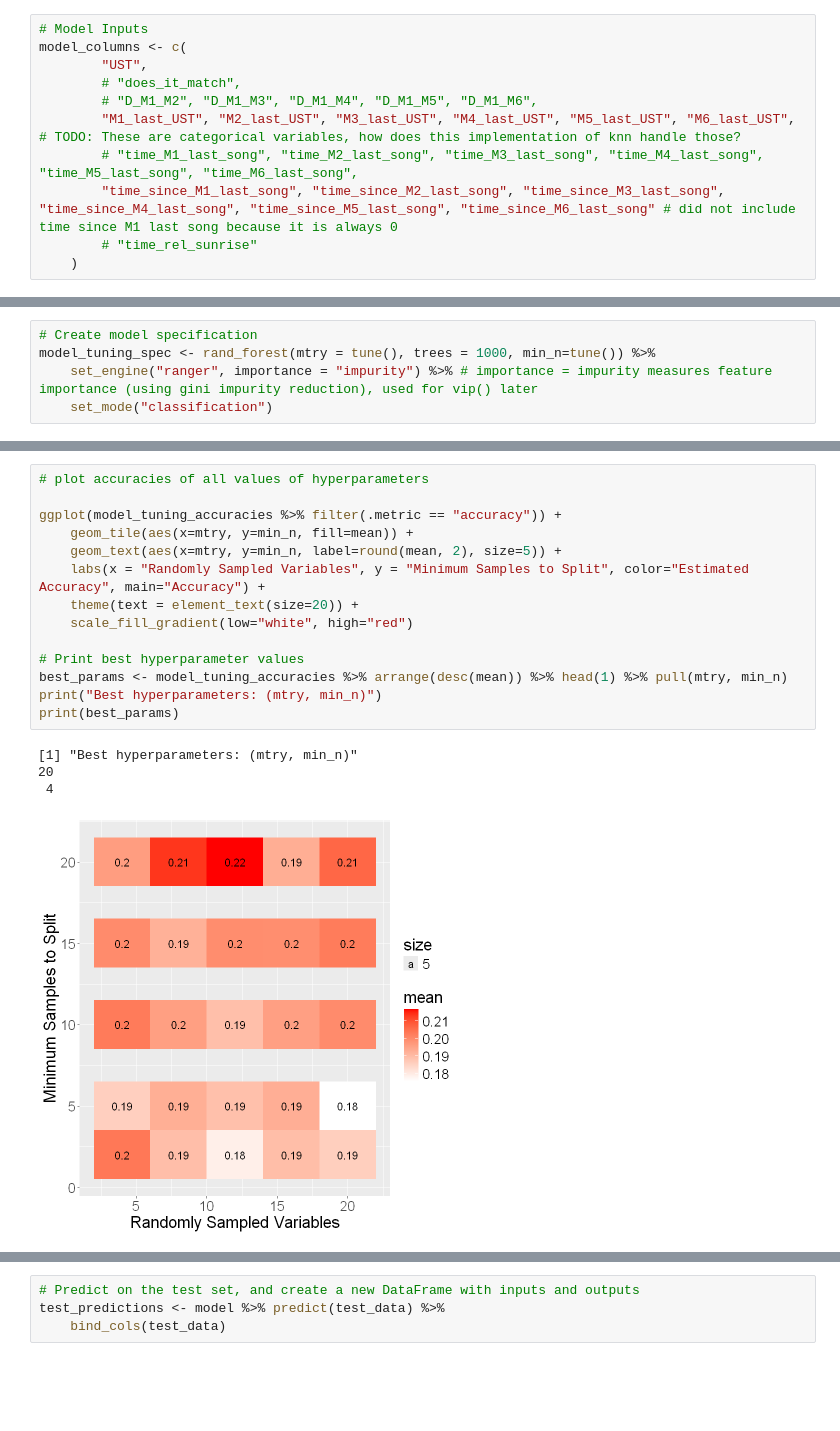
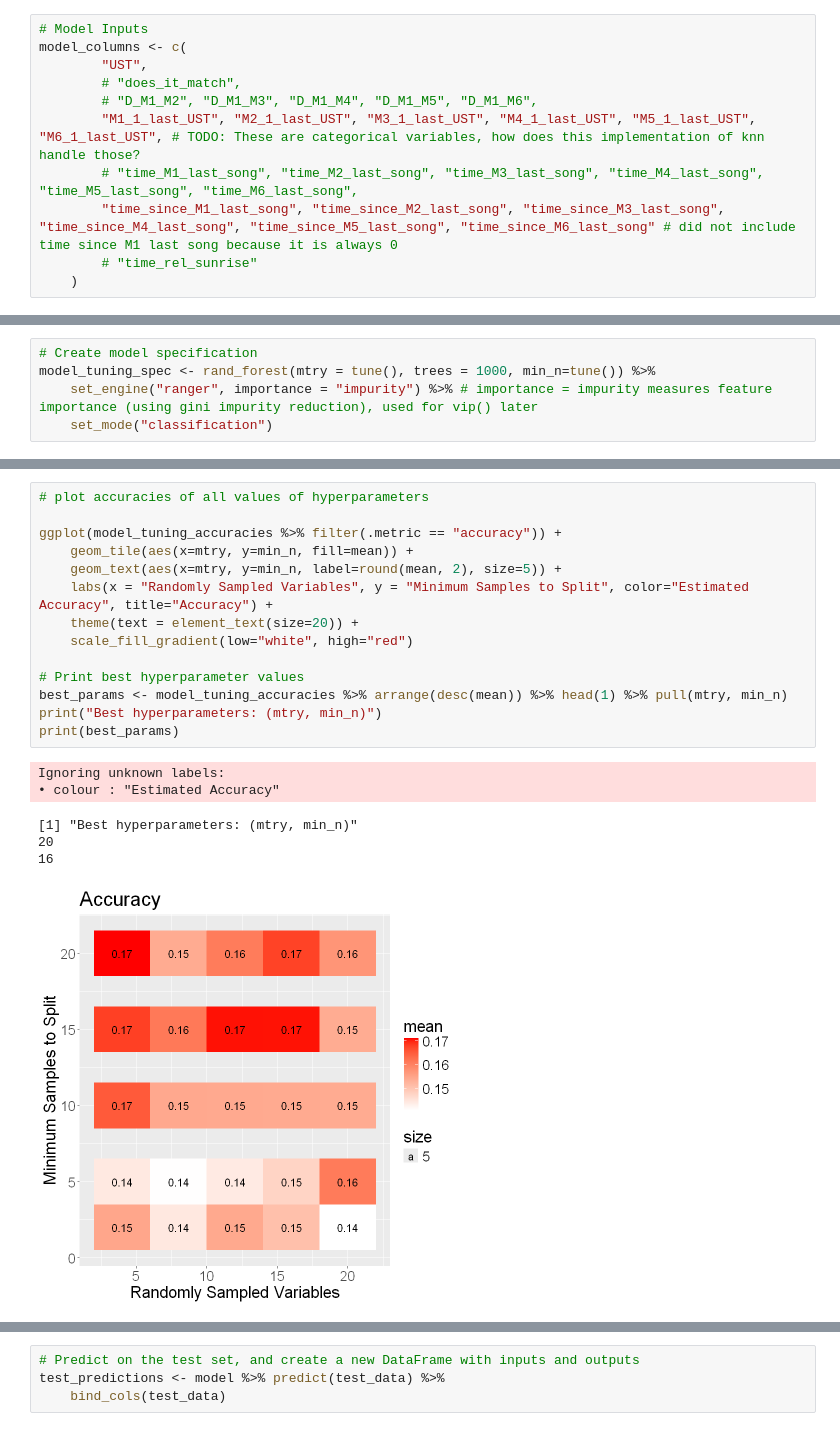
Before and after one commit to jsanvik/Birdsong, a Jupyter notebook: 03 Modelling/07 ust_random_forest.ipynb, the cells around one changed output, grey strips where cells are left out. Saved outputs shown, nothing was run; the diff lists cells and outputs as text; blank space fills up the shorter version.

Commit message:
- Correctly calculated n-last song types

```diff
--- a/03 Modelling/07 ust_random_forest.ipynb
+++ b/03 Modelling/07 ust_random_forest.ipynb
@@ -55,7 +37,7 @@ model_columns <- c(
         "UST",
         # "does_it_match",
         # "D_M1_M2", "D_M1_M3", "D_M1_M4", "D_M1_M5", "D_M1_M6",
-        "M1_last_UST", "M2_last_UST", "M3_last_UST", "M4_last_UST", "M5_last_UST", "M6_last_UST", # TODO: These are categorical variables, how does this implementation of knn handle those?
+        "M1_1_last_UST", "M2_1_last_UST", "M3_1_last_UST", "M4_1_last_UST", "M5_1_last_UST", "M6_1_last_UST", # TODO: These are categorical variables, how does this implementation of knn handle those?
         # "time_M1_last_song", "time_M2_last_song", "time_M3_last_song", "time_M4_last_song", "time_M5_last_song", "time_M6_last_song",
     	"time_since_M1_last_song", "time_since_M2_last_song", "time_since_M3_last_song", "time_since_M4_last_song", "time_since_M5_last_song", "time_since_M6_last_song" # did not include time since M1 last song because it is always 0
         # "time_rel_sunrise"
@@ -200,22 +173,24 @@ A tibble: 75 × 8
 # %%
 # plot accuracies of all values of hyperparameters
 
 ggplot(model_tuning_accuracies %>% filter(.metric == "accuracy")) +
     geom_tile(aes(x=mtry, y=min_n, fill=mean)) +
     geom_text(aes(x=mtry, y=min_n, label=round(mean, 2), size=5)) +
-    labs(x = "Randomly Sampled Variables", y = "Minimum Samples to Split", color="Estimated Accuracy", main="Accuracy") +
+    labs(x = "Randomly Sampled Variables", y = "Minimum Samples to Split", color="Estimated Accuracy", title="Accuracy") +
     theme(text = element_text(size=20)) +
     scale_fill_gradient(low="white", high="red")
 
 # Print best hyperparameter values
 best_params <- model_tuning_accuracies %>% arrange(desc(mean)) %>% head(1) %>% pull(mtry, min_n)
 print("Best hyperparameters: (mtry, min_n)")
 print(best_params)
 # %% [output]
-[1] "Best hyperparameters: (mtry, min_n)"
-20
- 4
+Ignoring unknown labels:
+• colour : "Estimated Accuracy"
+[1] "Best hyperparameters: (mtry, min_n)"
+20
+16
-[figure, old version]
+[figure, new version]
 # %%
 # plot accuracies of all values of hyperparameters
 
```
Also changed, not shown: parts of 12 cells of this notebook, 4 other files.
